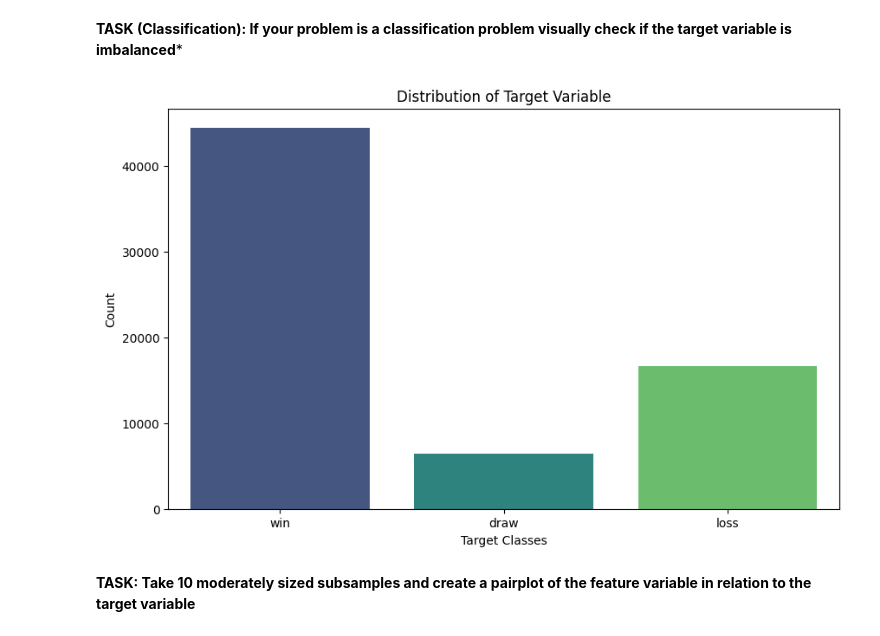
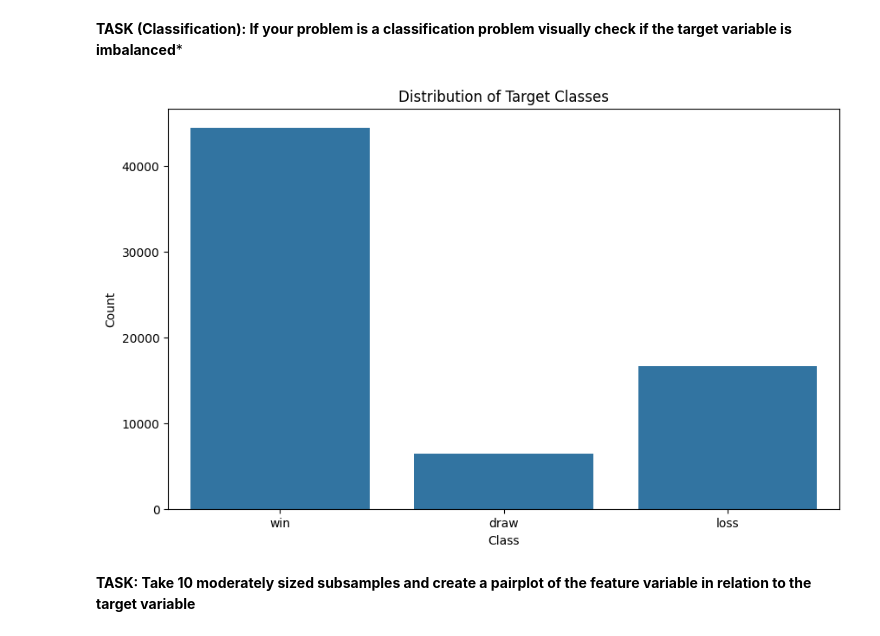
Before and after one commit to Scythexz/DATA_ANALYTICS, a Jupyter notebook: Assignments_Lim/lecture_7.ipynb, the cells around one changed output. Saved outputs shown, nothing was run; the diff lists cells and outputs as text; code cells hidden in the pictures.

```diff
--- a/Assignments_Lim/lecture_7.ipynb
+++ b/Assignments_Lim/lecture_7.ipynb
@@ -114,14 +109,18 @@ Subsample 10 is empty. Skipping.
 # %% [markdown]
 **TASK (Classification): If your problem is a classification problem visually check if the target variable is imbalanced***
 # %%
+# Ensure the target variable is a pandas Series and categorical
+y_series = pd.Series(y.squeeze(), name='target')
+
+# Plot the distribution of the target variable
 plt.figure(figsize=(10, 6))
-sns.countplot(x=y.columns[0], data=df, palette='viridis')
-plt.title('Distribution of Target Variable')
-plt.xlabel('Target Classes')
+sns.countplot(x=y_series)
+plt.title('Distribution of Target Classes')
+plt.xlabel('Class')
 plt.ylabel('Count')
 plt.show()
 # %% [output]
-[figure, old version]
+[figure, new version]
 # %% [markdown]
 **TASK: Take 10 moderately sized subsamples and create a pairplot of the feature variable in relation to the target variable**
 # %%
```
Also changed, not shown: parts of 3 cells of this notebook, 1 other file.
